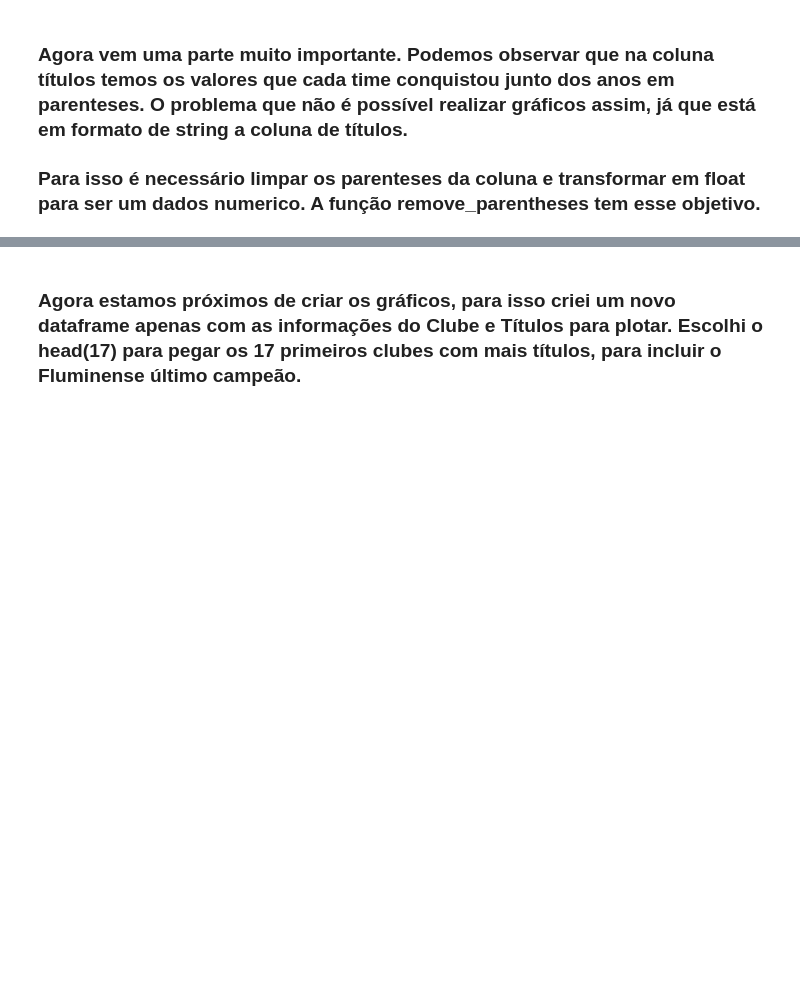
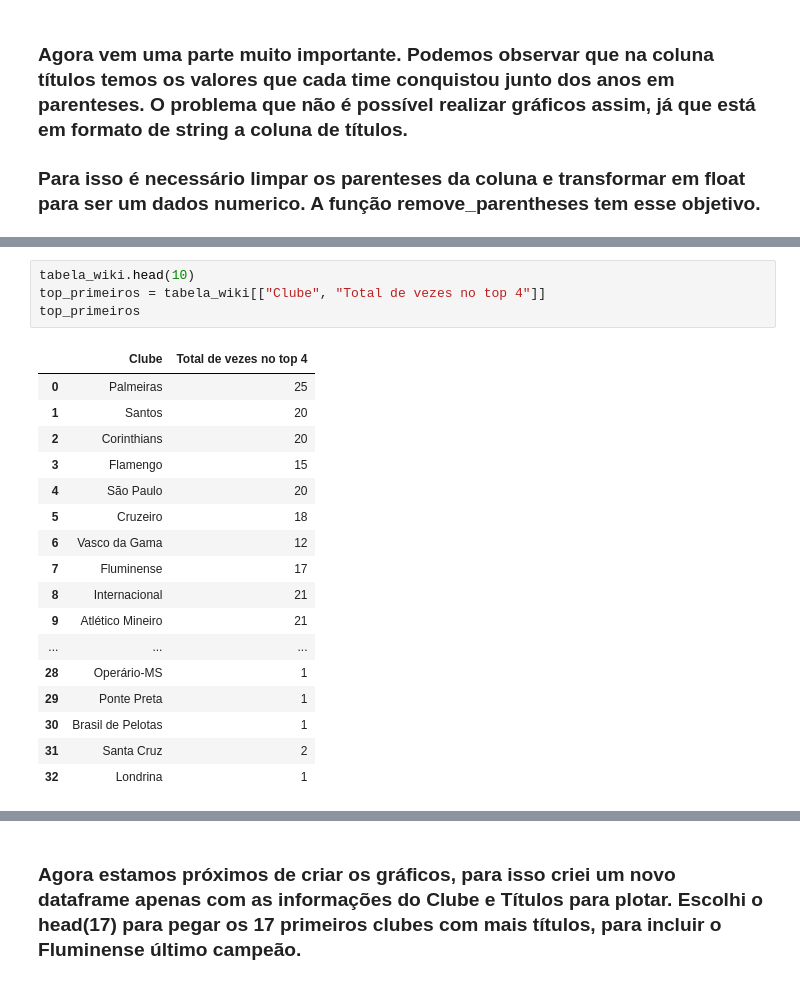
Before and after one commit to hugodevelopment/Web-Scraping, a Jupyter notebook: Análise_Histórica_Brasileirão.ipynb, the cells around one changed output, grey strips where cells are left out. Cells and saved outputs as stored; diff of their text form; blank space fills up the shorter version.

```diff
--- a/Análise_Histórica_Brasileirão.ipynb
+++ b/Análise_Histórica_Brasileirão.ipynb
@@ -223,3 +213,25 @@ tabela_wiki.head(10)
 | 7 | Fluminense | 4.0 | 1 (1937) | 6 (1960, 1975, 1988, 2001, 2011 e... | 6 (1966, 1976, 1991, 1995, 2002 e... | 17 |
 | 8 | Internacional | 3.0 | 8 (1967,[nota 3] 1968,[nota 3] 19... | 7 (1962, 1972, 1978, 1980, 1997, ... | 3 (1973, 1974 e 1987) | 21 |
 | 9 | Atlético Mineiro | 3.0 | 5 (1977, 1980, 1999, 2012 e 2015) | 8 (1970, 1976, 1983, 1986, 1991, ... | 5 (1985, 1994, 1997, 2001 e 2016) | 21 |
+# %%
+tabela_wiki.head(10)
+top_primeiros = tabela_wiki[["Clube", "Total de vezes no top 4"]]
+top_primeiros
+# %% [output]
+|  | Clube | Total de vezes no top 4 |
+| 0 | Palmeiras | 25 |
+| 1 | Santos | 20 |
+| 2 | Corinthians | 20 |
+| 3 | Flamengo | 15 |
+| 4 | São Paulo | 20 |
+| 5 | Cruzeiro | 18 |
+| 6 | Vasco da Gama | 12 |
+| 7 | Fluminense | 17 |
+| 8 | Internacional | 21 |
+| 9 | Atlético Mineiro | 21 |
+| ... | ... | ... |
+| 28 | Operário-MS | 1 |
+| 29 | Ponte Preta | 1 |
+| 30 | Brasil de Pelotas | 1 |
+| 31 | Santa Cruz | 2 |
+| 32 | Londrina | 1 |
```
Also changed, not shown: parts of 3 cells of this notebook.
